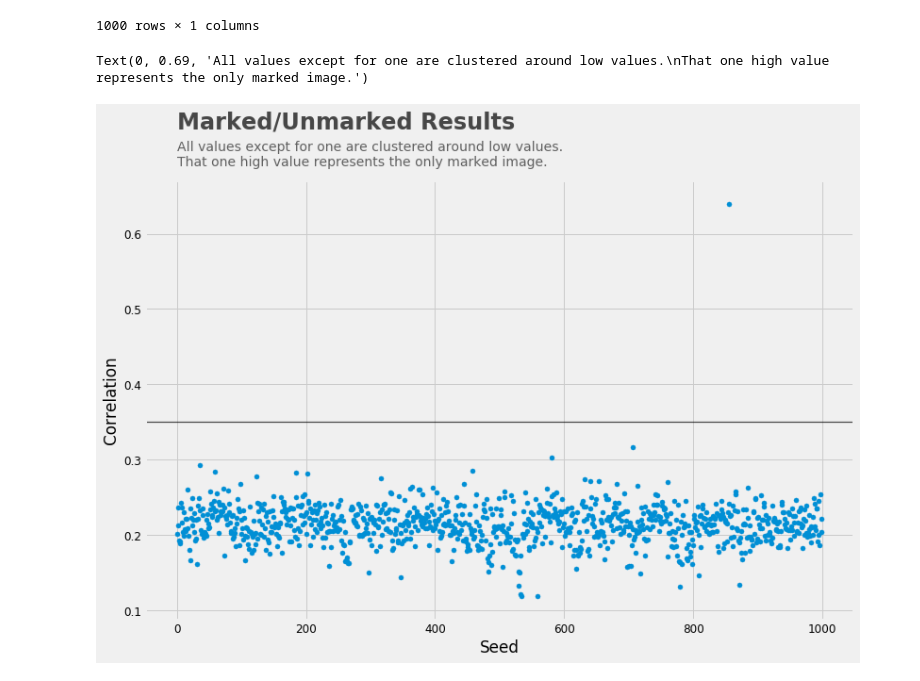
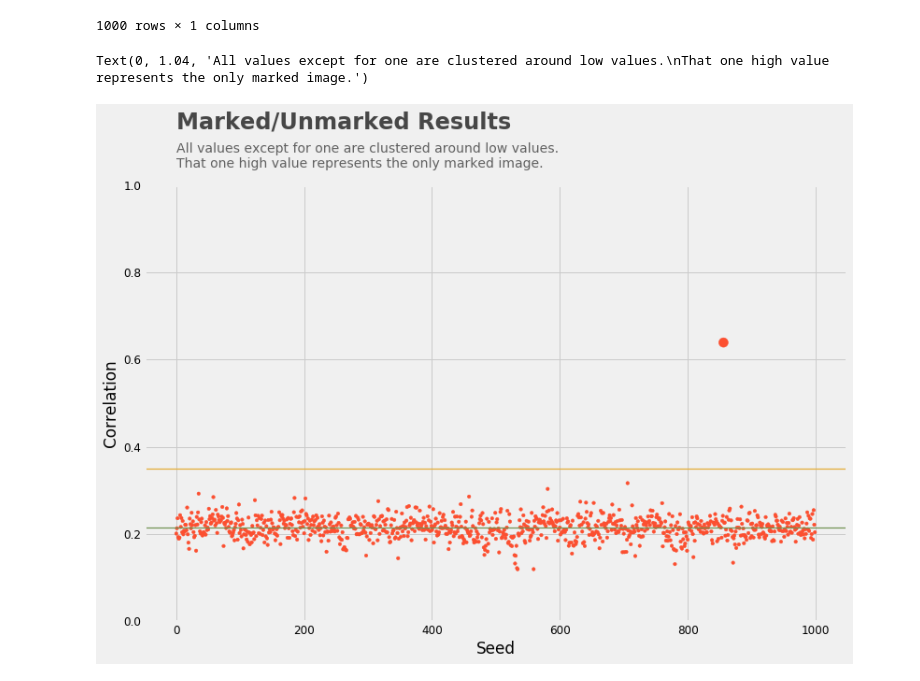
Before and after one commit to Call1st0/dft-based-watermarking-method-with-GCR-masking, a Jupyter notebook: MarkedUnmarkedResults.ipynb, the cells around one changed output. Cells and saved outputs as stored; diff of their text form; code cells hidden in the pictures.

Commit message:
Add features to graphs in Marked/Unmarked and Seed Notebooks

```diff
--- a/MarkedUnmarkedResults.ipynb
+++ b/MarkedUnmarkedResults.ipynb
@@ -29,31 +30,38 @@ dfMarkedUnmarked2
 | 998 | 0.221486 |
 | 999 | 0.204195 |
 1000 rows × 1 columns
+# %%
+corr=dfMarkedUnmarked2.values
+sizeMarked = np.zeros((1000,1))
+sizeMarked[corr>0.5]=100
+sizeMarked[corr<0.5]=12.5
 # %%
 style.use('fivethirtyeight')
 
-graph = dfMarkedUnmarked.plot(kind='scatter', x = 'Seed', y = 'Correlation', s = 25, figsize = (12, 8))
+graph = dfMarkedUnmarked.plot(kind='scatter', x = 'Seed', y = 'Correlation', s = sizeMarked, color = '#fc4f30', figsize = (12, 8))
 
 # Setting rules for labeling axes
 graph.tick_params(axis = 'both', which = 'major', labelsize = 12)
+graph.set_ylim(bottom=0, top=1)
 
 # Title
 
 # Y value is continuous to values on Y-axis. For instance,
 # if the maximum value is 60, the text can begin at 61.
 
 # Alpha indicates text opacity
 
-graph.text(x = 0, y = 0.74, s = "Marked/Unmarked Results",
+graph.text(x = 0, y = 1.13, s = "Marked/Unmarked Results",
                fontsize = 24, weight = 'bold', alpha = .7)
 
 # Creating different lines accross the graph (can be used for important slices of results)
-graph.axhline(y = 0.35, color = 'black', linewidth = 1.25, alpha = .7)
+graph.axhline(y = 0.35, color = '#e5ae38', linewidth = 1.25, alpha = 1)
+graph.axhline(y = dfMarkedUnmarked2['Correlation'].median(), color = '#6d904f', linewidth = 1.25, alpha = 1)
 
 # Subtitle
-graph.text(x = 0, y = 0.69,
+graph.text(x = 0, y = 1.04,
                s = "All values except for one are clustered around low values.\nThat one high value represents the only marked image.",
               fontsize = 14, alpha = .6)
 # %% [output]
-Text(0, 0.69, 'All values except for one are clustered around low values.\nThat one high value represents the only marked image.')
+Text(0, 1.04, 'All values except for one are clustered around low values.\nThat one high value represents the only marked image.')
-[figure, old version]
+[figure, new version]
```
Also changed, not shown: parts of 2 cells of this notebook, 1 other file.
